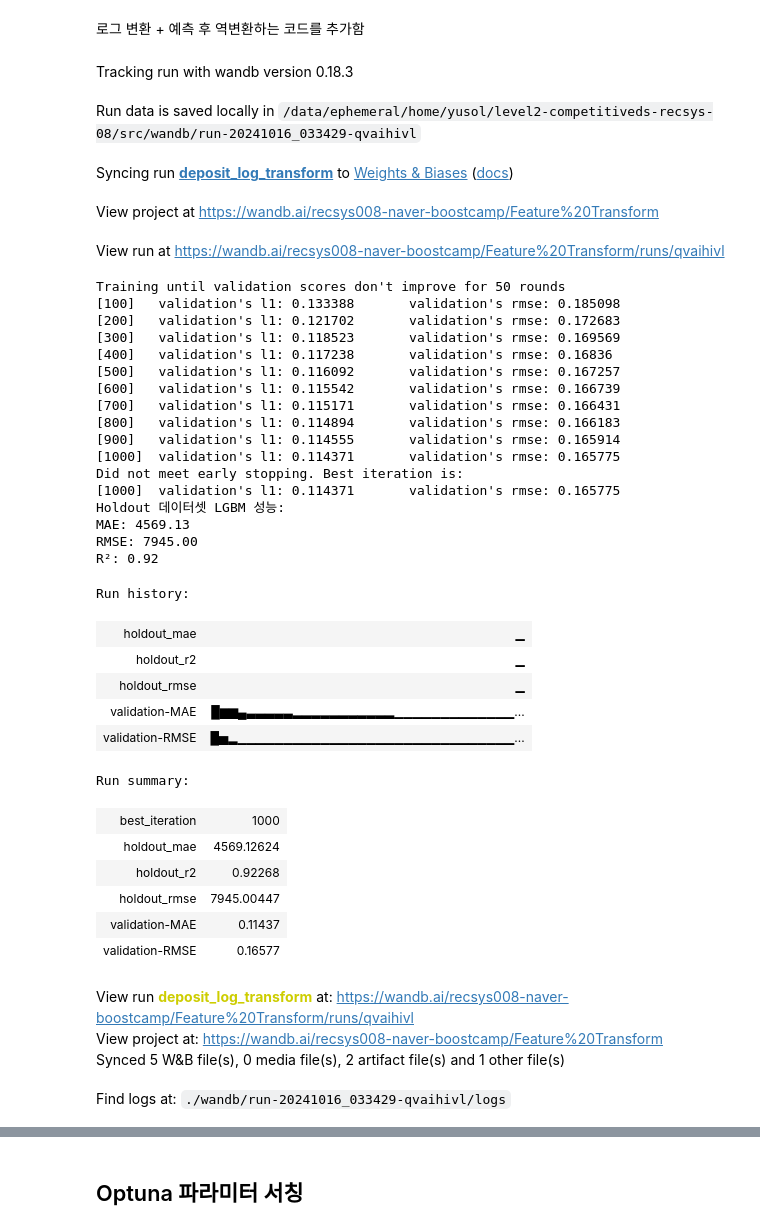
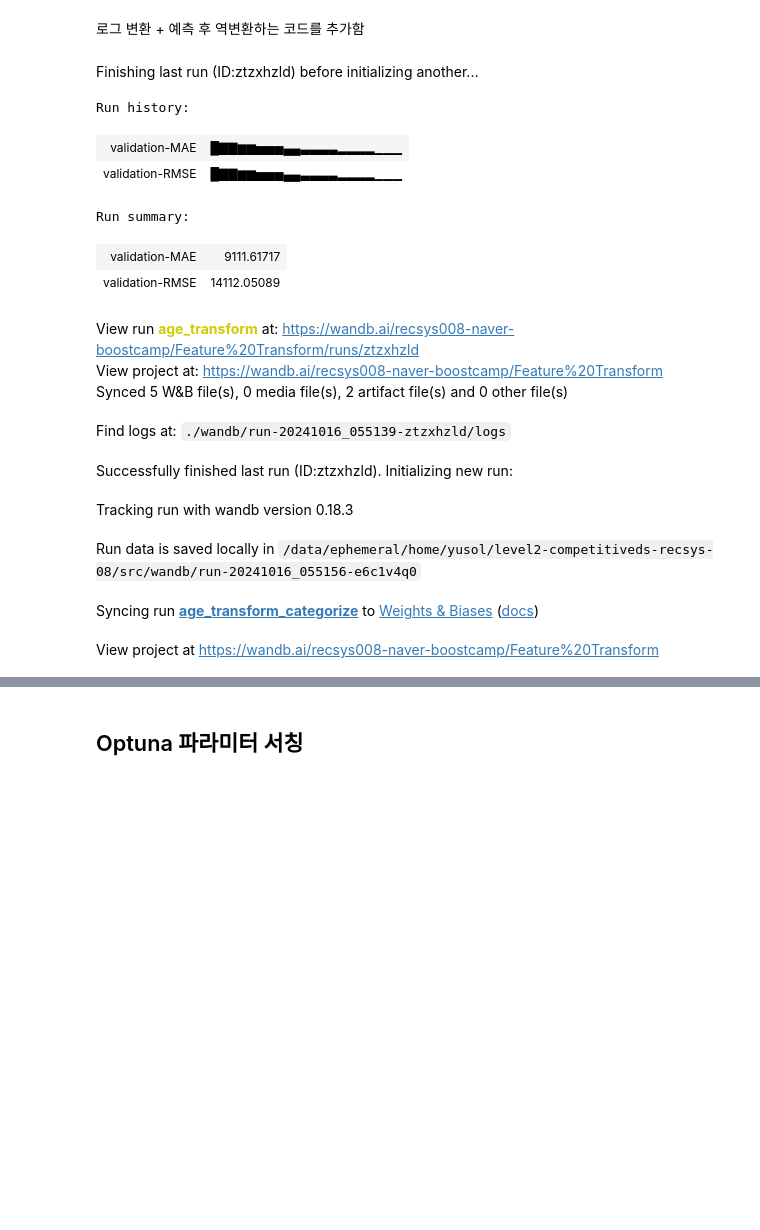
Before and after one commit to boostcampaitech7/level2-competitiveds-recsys-08, a Jupyter notebook: src/baseline.ipynb, the cells around one changed output, grey strips where cells are left out. Drawn from its saved outputs; the diff is of its cells as text; code cells hidden in the pictures; blank space fills up the shorter version.

```diff
--- a/src/baseline.ipynb
+++ b/src/baseline.ipynb
@@ -223,6 +267,7 @@ X_holdout.head()
 # %%
 # 피처 선택
-train_columns = ['area_m2', 'contract_year_month', 'contract_day', 'floor', 'latitude', 'longitude', 'age', 'cluster']
+# train_columns = ['area_m2', 'contract_year_month', 'contract_day', 'floor', 'latitude', 'longitude', 'age', 'cluster']
+train_columns = ['area_m2', 'contract_year_month', 'contract_day', 'floor', 'latitude', 'longitude', 'age_categorical_encoded', 'cluster'] # age_categorical_encoded 변수를 포함하여 사용
 X_train = X_train[train_columns]
 X_holdout = X_holdout[train_columns]
 # %% [markdown]
@@ -248,7 +293,7 @@ def custom_wandb_callback():
     return callback
 
 # wandb 초기화
-wandb.init(project="Feature Transform", name="deposit_log_transform", entity ='recsys008-naver-boostcamp')  # 실험명에 따라 name 변경해주기!!
+wandb.init(project="Feature Transform", name="age_transform_categorize", entity ='recsys008-naver-boostcamp')  # 실험명에 따라 name 변경해주기!!
 
 # LightGBM 파라미터 설정
 lgb_params = {
@@ -267,10 +312,6 @@ lgb_params = {
 
 # wandb에 파라미터 로깅
 wandb.config.update(lgb_params)
-
-# 추가 1. 로그 변환 적용 (deposit 값이 음수이거나 0일 수 있으므로 log1p 사용)
-y_train = np.log1p(y_train)
-y_holdout = np.log1p(y_holdout)
 
 # LightGBM 데이터셋 생성
 train_data = lgb.Dataset(X_train, label=y_train)
@@ -285,81 +326,50 @@ lgb_model = lgb.train(
     callbacks=[
         lgb.early_stopping(stopping_rounds=50),
         lgb.log_evaluation(period=100),
         custom_wandb_callback()
     ]
 )
 
 # 특성 중요도 로깅
 lgb_log_summary(lgb_model)
 
 # Holdout 데이터 예측 - validation 데이터에 대해 가장 좋았던 iteration 사용
 lgb_holdout_pred = lgb_model.predict(X_holdout, num_iteration=lgb_model.best_iteration)
 
-# 추가 2. 예측 후 로그 역변환 (expm1 사용)
-lgb_holdout_pred = np.expm1(lgb_holdout_pred)
-
-# # 성능 메트릭 계산 (deposit tranform 안했을 때)
-# lgb_holdout_mae = mean_absolute_error(y_holdout, lgb_holdout_pred)
-# lgb_holdout_rmse = np.sqrt(mean_squared_error(y_holdout, lgb_holdout_pred))
-# lgb_holdout_r2 = r2_score(y_holdout, lgb_holdout_pred)
-
-# 추가 3. 성능 메트릭 계산 (deposit tranform 했을 때)
-lgb_holdout_mae = mean_absolute_error(np.expm1(y_holdout), lgb_holdout_pred)
-lgb_holdout_rmse = np.sqrt(mean_squared_error(np.expm1(y_holdout), lgb_holdout_pred))
-lgb_holdout_r2 = r2_score(np.expm1(y_holdout), lgb_holdout_pred)
+# 성능 메트릭 계산 (deposit tranform 안했을 때)
+lgb_holdout_mae = mean_absolute_error(y_holdout, lgb_holdout_pred)
+lgb_holdout_rmse = np.sqrt(mean_squared_error(y_holdout, lgb_holdout_pred))
+lgb_holdout_r2 = r2_score(y_holdout, lgb_holdout_pred)
 
 # wandb에 성능 지표 로깅
 wandb.log({
     "holdout_mae": lgb_holdout_mae,
     "holdout_rmse": lgb_holdout_rmse,
     "holdout_r2": lgb_holdout_r2
 })
 
 # 결과 출력
 print("Holdout 데이터셋 LGBM 성능:")
 print(f"MAE: {lgb_holdout_mae:.2f}")
 print(f"RMSE: {lgb_holdout_rmse:.2f}")
 print(f"R²: {lgb_holdout_r2:.2f}")
 
 # wandb 실험 종료
 wandb.finish()
 # %% [output]
-Tracking run with wandb version 0.18.3
+Finishing last run (ID:ztzxhzld) before initializing another...
+Run history:
+| validation-MAE | █▇▇▆▆▅▅▅▄▄▃▃▃▃▂▂▂▂▁▁▁ |
+| validation-RMSE | █▇▇▆▆▅▅▅▄▄▃▃▃▃▂▂▂▂▁▁▁ |
+Run summary:
+| validation-MAE | 9111.61717 |
+| validation-RMSE | 14112.05089 |
-Run data is saved locally in /data/ephemeral/home/yusol/level2-competitiveds-recsys-08/src/wandb/run-20241016_033429-qvaihivl
+View run age_transform at: https://wandb.ai/recsys008-naver-boostcamp/Feature%20Transform/runs/ztzxhzld
+View project at: https://wandb.ai/recsys008-naver-boostcamp/Feature%20Transform
+Synced 5 W&B file(s), 0 media file(s), 2 artifact file(s) and 0 other file(s)
-Syncing run deposit_log_transform to Weights & Biases (docs)
+Find logs at: ./wandb/run-20241016_055139-ztzxhzld/logs
-View project at https://wandb.ai/recsys008-naver-boostcamp/Feature%20Transform
+Successfully finished last run (ID:ztzxhzld). Initializing new run:
-View run at https://wandb.ai/recsys008-naver-boostcamp/Feature%20Transform/runs/qvaihivl
+Tracking run with wandb version 0.18.3
-Training until validation scores don't improve for 50 rounds
-[100]   validation's l1: 0.133388       validation's rmse: 0.185098
-[200]   validation's l1: 0.121702       validation's rmse: 0.172683
-[300]   validation's l1: 0.118523       validation's rmse: 0.169569
-[400]   validation's l1: 0.117238       validation's rmse: 0.16836
-[500]   validation's l1: 0.116092       validation's rmse: 0.167257
-[600]   validation's l1: 0.115542       validation's rmse: 0.166739
-[700]   validation's l1: 0.115171       validation's rmse: 0.166431
-[800]   validation's l1: 0.114894       validation's rmse: 0.166183
-[900]   validation's l1: 0.114555       validation's rmse: 0.165914
-[1000]  validation's l1: 0.114371       validation's rmse: 0.165775
-Did not meet early stopping. Best iteration is:
-[1000]  validation's l1: 0.114371       validation's rmse: 0.165775
-Holdout 데이터셋 LGBM 성능:
-MAE: 4569.13
-RMSE: 7945.00
-R²: 0.92
-Run history:
-| holdout_mae | ▁ |
-| holdout_r2 | ▁ |
-| holdout_rmse | ▁ |
-| validation-MAE | █▆▆▄▃▃▃▃▃▂▂▂▂▂▂▂▂▂▂▂▁▁▁▁▁▁▁▁▁▁▁▁▁... |
-| validation-RMSE | █▅▂▁▁▁▁▁▁▁▁▁▁▁▁▁▁▁▁▁▁▁▁▁▁▁▁▁▁▁▁▁▁... |
-Run summary:
-| best_iteration | 1000 |
-| holdout_mae | 4569.12624 |
-| holdout_r2 | 0.92268 |
-| holdout_rmse | 7945.00447 |
-| validation-MAE | 0.11437 |
-| validation-RMSE | 0.16577 |
-View run deposit_log_transform at: https://wandb.ai/recsys008-naver-boostcamp/Feature%20Transform/runs/qvaihivl
-View project at: https://wandb.ai/recsys008-naver-boostcamp/Feature%20Transform
-Synced 5 W&B file(s), 0 media file(s), 2 artifact file(s) and 1 other file(s)
+Run data is saved locally in /data/ephemeral/home/yusol/level2-competitiveds-recsys-08/src/wandb/run-20241016_055156-e6c1v4q0
-Find logs at: ./wandb/run-20241016_033429-qvaihivl/logs
+Syncing run age_transform_categorize to Weights & Biases (docs)
+View project at https://wandb.ai/recsys008-naver-boostcamp/Feature%20Transform
```
Also changed, not shown: parts of 6 cells of this notebook.
